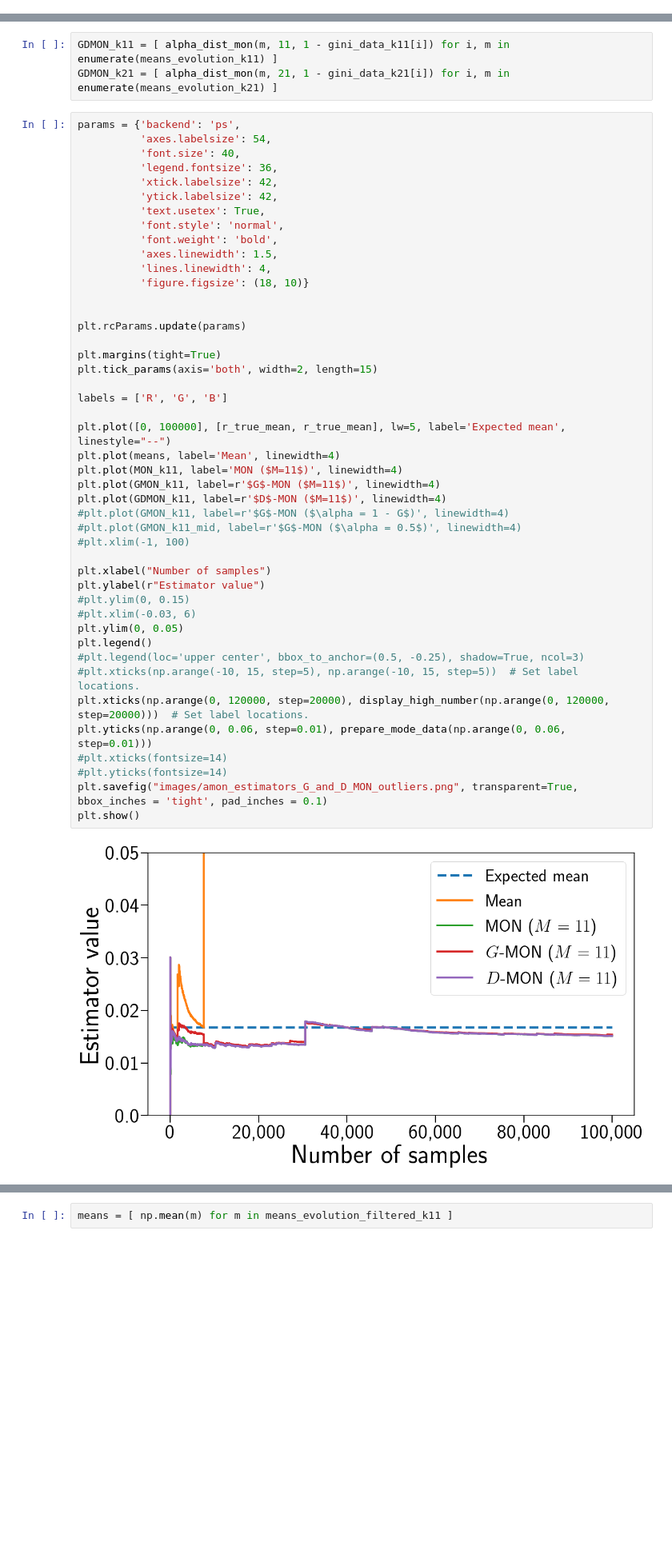
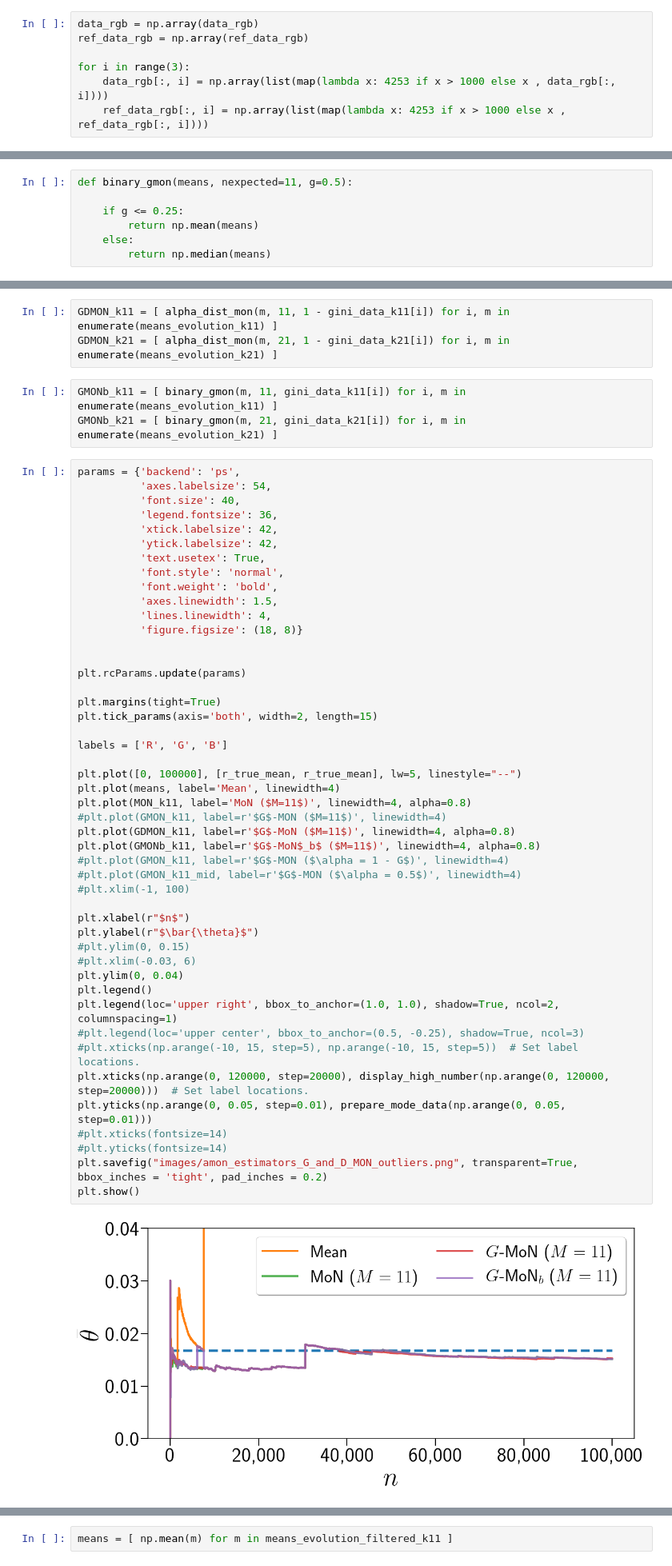
Before and after one commit to prise-3d/pbrt-v4, a Jupyter notebook: studies/alpha_dist_study.ipynb, the cells around one changed output, grey strips where cells are left out. Shown: that part at 80% size. Drawn from its saved outputs; the diff is of its cells as text; blank space fills up the shorter version.

Commit message:
update gini studies

```diff
--- a/studies/alpha_dist_study.ipynb
+++ b/studies/alpha_dist_study.ipynb
@@ -36,3 +33,10 @@ ref_data_rgb = np.array(ref_data_rgb)
+# %%
+data_rgb = np.array(data_rgb)
+ref_data_rgb = np.array(ref_data_rgb)
+
+for i in range(3):
+    data_rgb[:, i] = np.array(list(map(lambda x: 4253 if x > 1000 else x , data_rgb[:, i])))
+    ref_data_rgb[:, i] = np.array(list(map(lambda x: 4253 if x > 1000 else x , ref_data_rgb[:, i])))
 # %% [markdown]
 # Compute means
 # %%
@@ -163,6 +167,13 @@ def alpha_dist_mon(means, nexpected=11, alpha=0.5):
         weightSum += 2
 
     return meanSum / weightSum
+# %%
+def binary_gmon(means, nexpected=11, g=0.5):
+
+    if g <= 0.25:
+        return np.mean(means)
+    else:
+        return np.median(means)
 # %%
 def dist_mon(means, nexpected=11, ntaken=3):
 
@@ -217,6 +228,9 @@ GMON_k21_mid = [ alpha_dist_mon(m, 21, 0.5) for i, m in enumerate(means_evolutio
 # %%
 GDMON_k11 = [ alpha_dist_mon(m, 11, 1 - gini_data_k11[i]) for i, m in enumerate(means_evolution_k11) ]
 GDMON_k21 = [ alpha_dist_mon(m, 21, 1 - gini_data_k21[i]) for i, m in enumerate(means_evolution_k21) ]
+# %%
+GMONb_k11 = [ binary_gmon(m, 11, gini_data_k11[i]) for i, m in enumerate(means_evolution_k11) ]
+GMONb_k21 = [ binary_gmon(m, 21, gini_data_k21[i]) for i, m in enumerate(means_evolution_k21) ]
 # %%
 params = {'backend': 'ps',
           'axes.labelsize': 54,
@@ -226,44 +240,46 @@ params = {'backend': 'ps',
           'ytick.labelsize': 42,
           'text.usetex': True,
           'font.style': 'normal',
           'font.weight': 'bold',
           'axes.linewidth': 1.5,
           'lines.linewidth': 4,
-          'figure.figsize': (18, 10)}
+          'figure.figsize': (18, 8)}
 
 
 plt.rcParams.update(params)
 
 plt.margins(tight=True)
 plt.tick_params(axis='both', width=2, length=15)
 
 labels = ['R', 'G', 'B']
 
-plt.plot([0, 100000], [r_true_mean, r_true_mean], lw=5, label='Expected mean', linestyle="--")
+plt.plot([0, 100000], [r_true_mean, r_true_mean], lw=5, linestyle="--")
 plt.plot(means, label='Mean', linewidth=4)
-plt.plot(MON_k11, label='MON ($M=11$)', linewidth=4)
-plt.plot(GMON_k11, label=r'$G$-MON ($M=11$)', linewidth=4)
-plt.plot(GDMON_k11, label=r'$D$-MON ($M=11$)', linewidth=4)
+plt.plot(MON_k11, label='MoN ($M=11$)', linewidth=4, alpha=0.8)
+#plt.plot(GMON_k11, label=r'$G$-MON ($M=11$)', linewidth=4)
+plt.plot(GDMON_k11, label=r'$G$-MoN ($M=11$)', linewidth=4, alpha=0.8)
+plt.plot(GMONb_k11, label=r'$G$-MoN$_b$ ($M=11$)', linewidth=4, alpha=0.8)
 #plt.plot(GMON_k11, label=r'$G$-MON ($\alpha = 1 - G$)', linewidth=4)
 #plt.plot(GMON_k11_mid, label=r'$G$-MON ($\alpha = 0.5$)', linewidth=4)
 #plt.xlim(-1, 100)
 
-plt.xlabel("Number of samples")
-plt.ylabel(r"Estimator value")
+plt.xlabel(r"$n$")
+plt.ylabel(r"$\bar{\theta}$")
 #plt.ylim(0, 0.15)
 #plt.xlim(-0.03, 6)
-plt.ylim(0, 0.05)
+plt.ylim(0, 0.04)
 plt.legend()
+plt.legend(loc='upper right', bbox_to_anchor=(1.0, 1.0), shadow=True, ncol=2, columnspacing=1)
 #plt.legend(loc='upper center', bbox_to_anchor=(0.5, -0.25), shadow=True, ncol=3)
 #plt.xticks(np.arange(-10, 15, step=5), np.arange(-10, 15, step=5))  # Set label locations.
 plt.xticks(np.arange(0, 120000, step=20000), display_high_number(np.arange(0, 120000, step=20000)))  # Set label locations.
-plt.yticks(np.arange(0, 0.06, step=0.01), prepare_mode_data(np.arange(0, 0.06, step=0.01)))
+plt.yticks(np.arange(0, 0.05, step=0.01), prepare_mode_data(np.arange(0, 0.05, step=0.01)))
 #plt.xticks(fontsize=14)
 #plt.yticks(fontsize=14)
-plt.savefig("images/amon_estimators_G_and_D_MON_outliers.png", transparent=True, bbox_inches = 'tight', pad_inches = 0.1)
+plt.savefig("images/amon_estimators_G_and_D_MON_outliers.png", transparent=True, bbox_inches = 'tight', pad_inches = 0.2)
 plt.show()
 # %% [output]
-[figure, old version]
+[figure, new version]
 # %%
 samples_axis_mean = data_filtered_rgb[:, 0]
 means_evolution_filtered_k11 = create_k_means(data_filtered_rgb[0], k=11)
```
Also changed, not shown: parts of 7 cells of this notebook, 3 other files.
